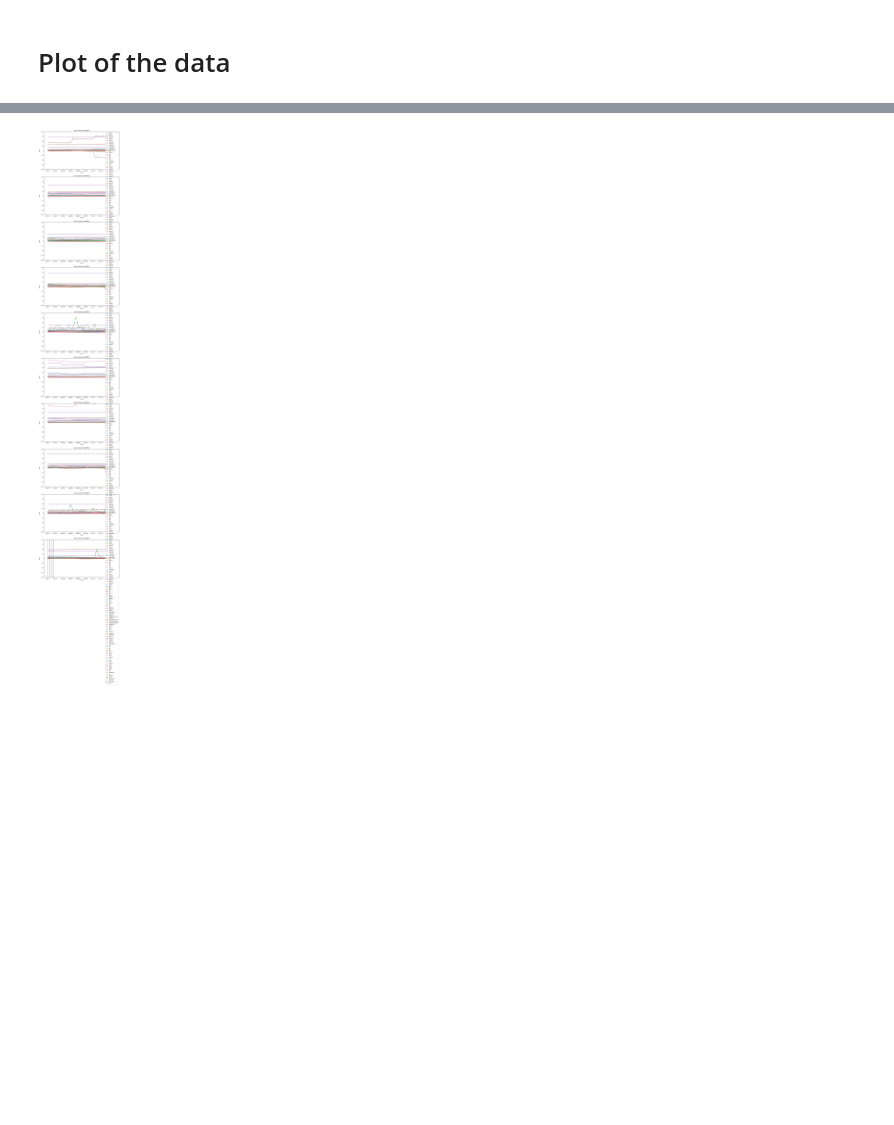
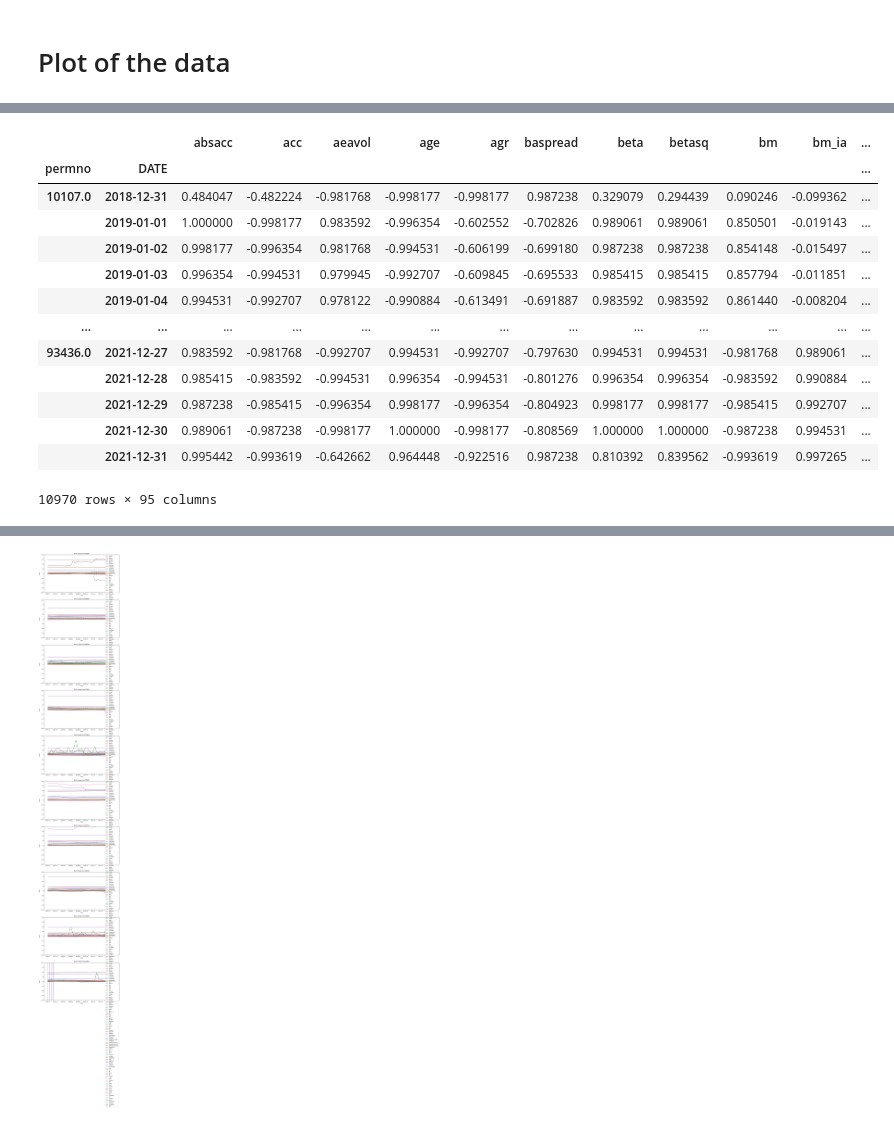
Before and after one commit to Spipers/FinalThesisQF, a Jupyter notebook: Notebooks/Firmcharacteristics_compression.ipynb, the cells around one changed output, grey strips where cells are left out. Drawn from its saved outputs; the diff is of its cells as text; code cells hidden in the pictures; blank space fills up the shorter version.

```diff
--- a/Notebooks/Firmcharacteristics_compression.ipynb
+++ b/Notebooks/Firmcharacteristics_compression.ipynb
@@ -350,0 +369,36 @@ if save_parquet or not os.path.exists(data_spline_path_parq):
+# %%
+def standardize(series):
+    # Map the ranks of the series into the [-1, 1] interval
+    return 2.0 * (series.rank() / series.count() - 0.5)
+
+# Select all columns except 'DATE' and 'permno'
+columns_to_standardize = all_daily_dfs.columns.difference(['DATE', 'permno'])
+
+# Group all_daily_dfs by 'permno' and 'DATE' and apply the standardize function to each group
+pd_merged_standardized = all_daily_dfs.groupby(['permno'])[columns_to_standardize].apply(standardize)
+
+# Reset the index to keep the 'permno' and 'DATE' columns
+pd_merged_standardized.reset_index(inplace=True)
+
+# Set 'DATE' and 'permno' as the index
+pd_merged_standardized.set_index(['permno', all_daily_dfs['DATE']], inplace=True)
+
+# Drop the 'level_1' column
+pd_merged_standardized.drop('level_1', axis=1, inplace=True)
+
+pd_merged_standardized
+# %% [output]
+|  |  | absacc | acc | aeavol | age | agr | baspread | beta | betasq | bm | bm_ia | ... |
+| permno | DATE |  |  |  |  |  |  |  |  |  |  | ... |
+| 10107.0 | 2018-12-31 | 0.484047 | -0.482224 | -0.981768 | -0.998177 | -0.998177 | 0.987238 | 0.329079 | 0.294439 | 0.090246 | -0.099362 | ... |
+|  | 2019-01-01 | 1.000000 | -0.998177 | 0.983592 | -0.996354 | -0.602552 | -0.702826 | 0.989061 | 0.989061 | 0.850501 | -0.019143 | ... |
+|  | 2019-01-02 | 0.998177 | -0.996354 | 0.981768 | -0.994531 | -0.606199 | -0.699180 | 0.987238 | 0.987238 | 0.854148 | -0.015497 | ... |
+|  | 2019-01-03 | 0.996354 | -0.994531 | 0.979945 | -0.992707 | -0.609845 | -0.695533 | 0.985415 | 0.985415 | 0.857794 | -0.011851 | ... |
+|  | 2019-01-04 | 0.994531 | -0.992707 | 0.978122 | -0.990884 | -0.613491 | -0.691887 | 0.983592 | 0.983592 | 0.861440 | -0.008204 | ... |
+| ... | ... | ... | ... | ... | ... | ... | ... | ... | ... | ... | ... | ... |
+| 93436.0 | 2021-12-27 | 0.983592 | -0.981768 | -0.992707 | 0.994531 | -0.992707 | -0.797630 | 0.994531 | 0.994531 | -0.981768 | 0.989061 | ... |
+|  | 2021-12-28 | 0.985415 | -0.983592 | -0.994531 | 0.996354 | -0.994531 | -0.801276 | 0.996354 | 0.996354 | -0.983592 | 0.990884 | ... |
+|  | 2021-12-29 | 0.987238 | -0.985415 | -0.996354 | 0.998177 | -0.996354 | -0.804923 | 0.998177 | 0.998177 | -0.985415 | 0.992707 | ... |
+|  | 2021-12-30 | 0.989061 | -0.987238 | -0.998177 | 1.000000 | -0.998177 | -0.808569 | 1.000000 | 1.000000 | -0.987238 | 0.994531 | ... |
+|  | 2021-12-31 | 0.995442 | -0.993619 | -0.642662 | 0.964448 | -0.922516 | 0.987238 | 0.810392 | 0.839562 | -0.993619 | 0.997265 | ... |
+10970 rows × 95 columns
```
Also changed, not shown: parts of 8 cells of this notebook, 2 other files.
